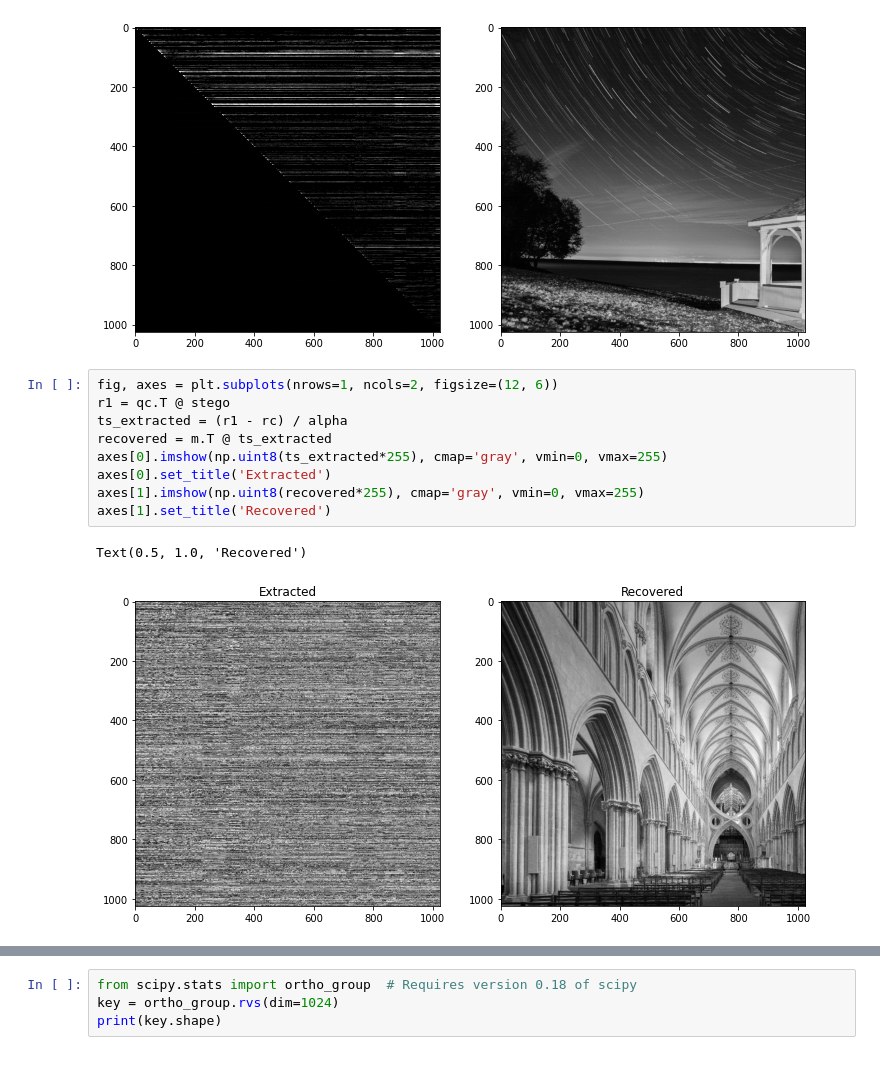
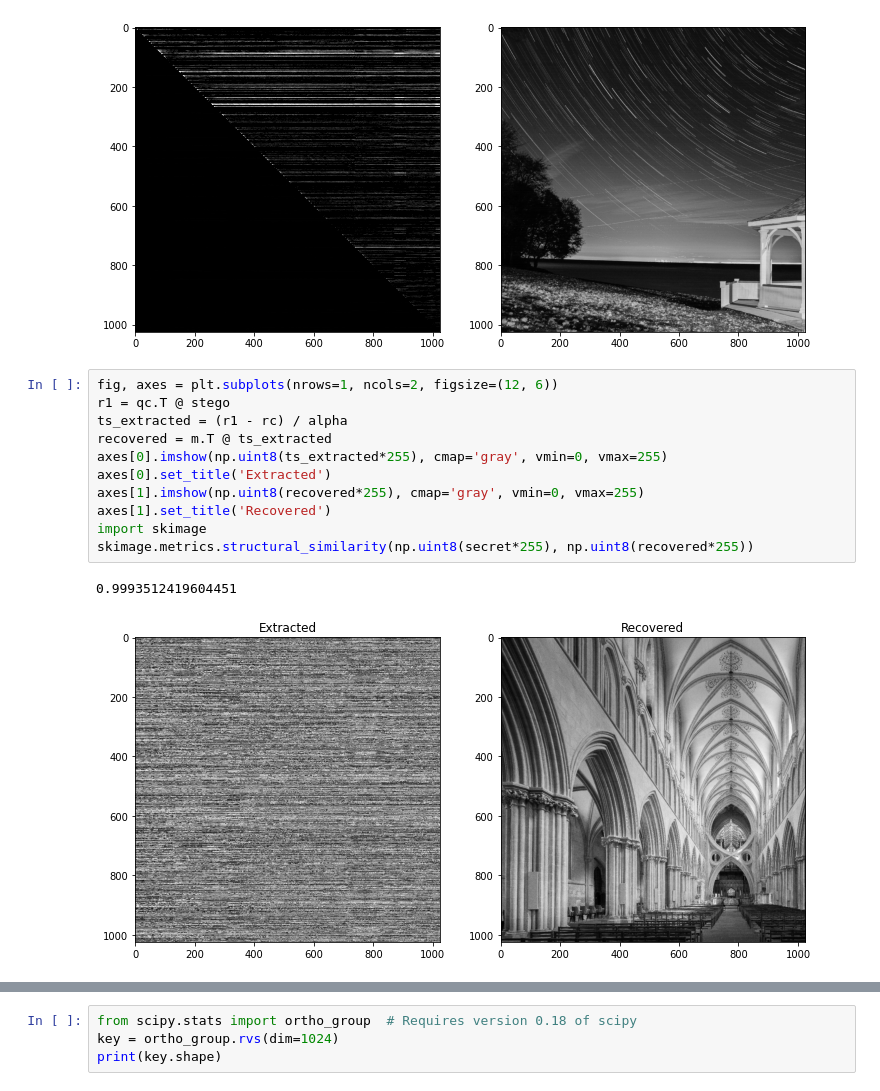
Before and after one commit to m-kuoch/6.857-stegonography, a Jupyter notebook: show_intermediate_emb1 (and sks).ipynb, the cells around one changed output, grey strips where cells are left out. Drawn from its saved outputs; the diff is of its cells as text.

```diff
--- a/show_intermediate_emb1 (and sks).ipynb
+++ b/show_intermediate_emb1 (and sks).ipynb
@@ -58,15 +58,17 @@ axes[1].imshow(stego*255, cmap='gray', vmin=0, vmax=255)
 # %%
 fig, axes = plt.subplots(nrows=1, ncols=2, figsize=(12, 6))
 r1 = qc.T @ stego
 ts_extracted = (r1 - rc) / alpha
 recovered = m.T @ ts_extracted
 axes[0].imshow(np.uint8(ts_extracted*255), cmap='gray', vmin=0, vmax=255)
 axes[0].set_title('Extracted')
 axes[1].imshow(np.uint8(recovered*255), cmap='gray', vmin=0, vmax=255)
 axes[1].set_title('Recovered')
+import skimage
+skimage.metrics.structural_similarity(np.uint8(secret*255), np.uint8(recovered*255))
 # %% [output]
-Text(0.5, 1.0, 'Recovered')
+0.9993512419604451
-[figure, old version]
+[figure, new version]
 # %%
 fig, axes = plt.subplots(nrows=1, ncols=2, figsize=(12, 6))
 r1 = qc.T @ stego
```
Also changed, not shown: parts of 5 cells of this notebook, 2 other files.
